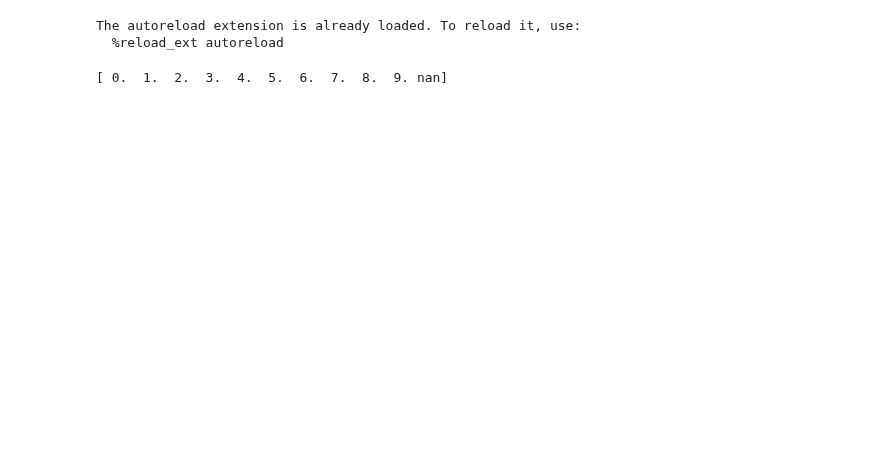
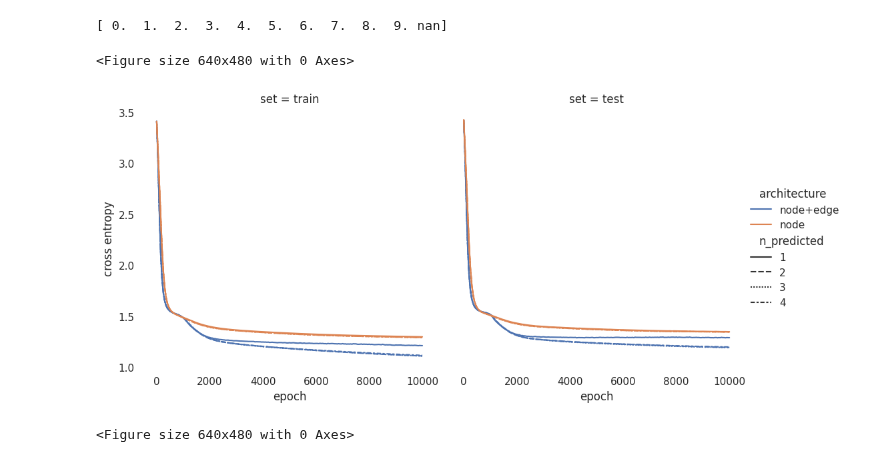
Before and after one commit to center-for-humans-and-machines/algorithmic-institutions, a Jupyter notebook: notebooks/evalutation/predictive_models_autoreg.ipynb, the cells around one changed output. Cells and saved outputs as stored; diff of their text form; code cells hidden in the pictures; blank space fills up the shorter version.

Commit message:
Rerun autoregressive.

```diff
--- a/notebooks/evalutation/predictive_models_autoreg.ipynb
+++ b/notebooks/evalutation/predictive_models_autoreg.ipynb
@@ -1,10 +1,10 @@
 # %%
 # Parameters
-run = "03_punishment_autoregressive"
+run = "10_punishment_autoregressive_test6"
 base_folder = "behavioral_cloning"
-target = "punishments"
+target = "punishment"
 test = "t-test_paired"
-selection = {"architecture": "node+edge"}
+selection = {"architecture": "node+edge", "n_predicted": 4}
 order = ["node", "node+edge"]
 pairs = [["node", "node+edge"]]
 # %%
@@ -23,12 +23,9 @@ from aimanager.utils.merge import merge_files_by_name
 sns.set(rc={'axes.facecolor':'white', 'figure.facecolor':'white'})
 
 data_folder = os.path.join('../../data', base_folder, run)
-plot_folder = f'plots/{base_folder}_{run}'
+plot_folder = f'predictive_models_autoreg/{base_folder}_{run}'
 
 make_dir(plot_folder)
-# %% [output]
-The autoreload extension is already loaded. To reload it, use:
-  %reload_ext autoreload
 # %%
 def _plot_heatmap(data, x, y, values, normalise=True):
     dfg = data.groupby([x,y])[values].sum()
@@ -56,36 +53,44 @@ labels = list(set(metrics_df.columns) - set(['job_id', 'name', 'value', 'cv_spli
 # %% [output]
 [ 0.  1.  2.  3.  4.  5.  6.  7.  8.  9. nan]
 # %%
+
+plt.clf()
 df = metrics_df.copy()
 
 
 focus = [*labels, 'set']
 
 sel = {
     'name': 'log_loss',
     'shuffle_feature': 'none',
 }
 
 w = pd.concat(
     (df[k].isin(v) if isinstance(v, list) else df[k] == v
     for k,v in sel.items()
     if (k not in focus) or isinstance(v, list)), axis=1
 ).all(1)
 
 df = df[w]
 
 fg = sns.relplot(
     data=df,
     x='epoch', y='value',
     hue=focus[0] if len(focus) >= 1 else None,
     style=focus[1] if len(focus) >= 2 else None,
     col=focus[2] if len(focus) >= 3 else None,
     row=focus[3] if len(focus) >= 4 else None,
     kind='line', ci=None)
 
 fg.set(ylabel='cross entropy')
 
 fg.savefig(os.path.join(plot_folder, 'learning_curve_model.jpg'))
+plt.show()
+plt.clf()
+# %% [output]
+<Figure size 640x480 with 0 Axes>
+[figure, added]
+<Figure size 640x480 with 0 Axes>
 # %%
 df = metrics_df.copy()
 
```
Also changed, not shown: parts of 10 cells of this notebook, 11 other files.
